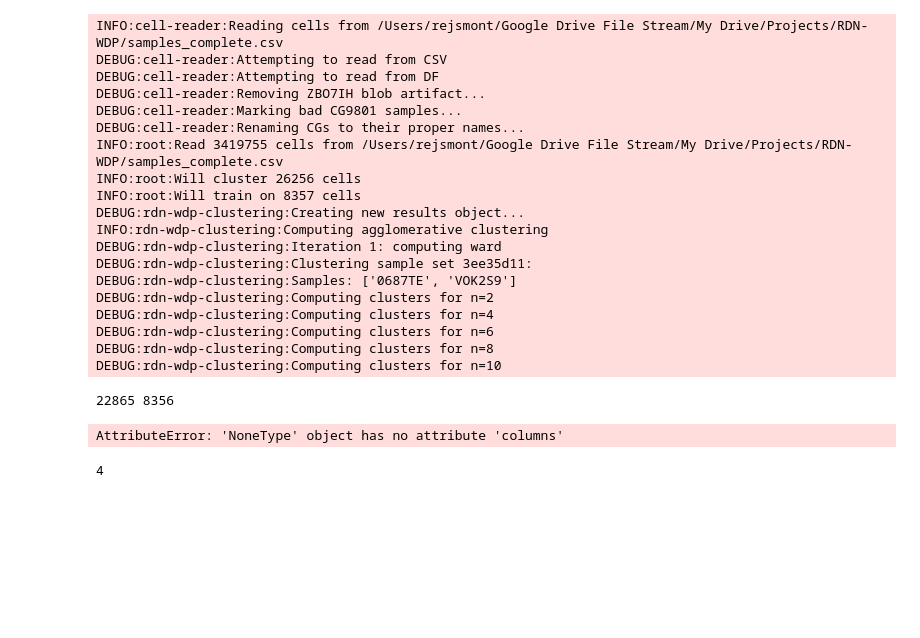
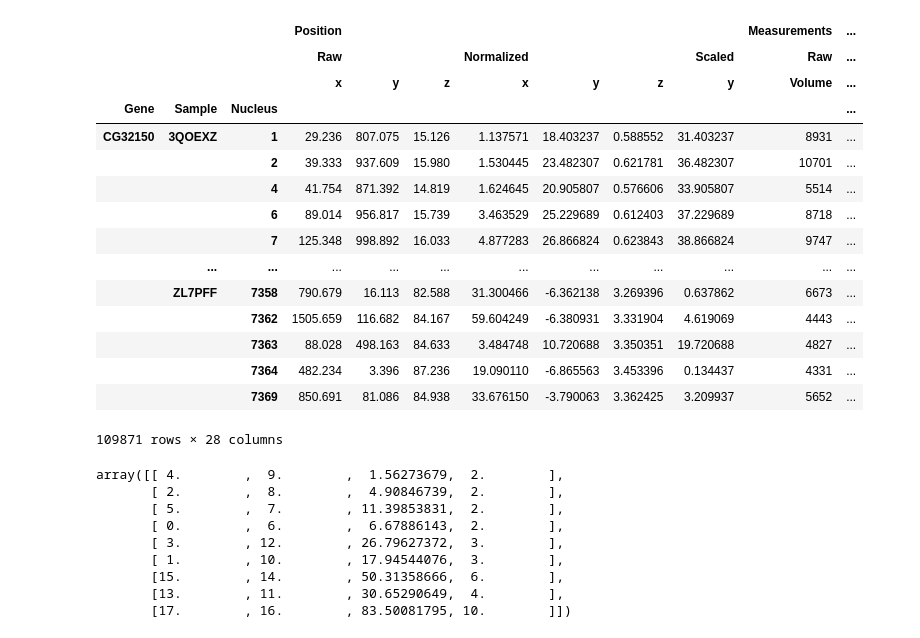
Before and after one commit to rejsmont/rdn-wdp-python, a Jupyter notebook: analysis/notebooks/Workflow testing.ipynb, the cells around one changed output. Saved outputs shown, nothing was run; the diff lists cells and outputs as text; code cells hidden in the pictures; blank space fills up the shorter version.

```diff
--- a/analysis/notebooks/Workflow testing.ipynb
+++ b/analysis/notebooks/Workflow testing.ipynb
@@ -43,29 +24,19 @@ class TestParameters:
-# %%
-from Command.cluster import run
-run(TestParameters())
-# %% [output]
-INFO:cell-reader:Reading cells from /Users/rejsmont/Google Drive File Stream/My Drive/Projects/RDN-WDP/samples_complete.csv
-DEBUG:cell-reader:Attempting to read from CSV
-DEBUG:cell-reader:Attempting to read from DF
-DEBUG:cell-reader:Removing ZBO7IH blob artifact...
-DEBUG:cell-reader:Marking bad CG9801 samples...
-DEBUG:cell-reader:Renaming CGs to their proper names...
-INFO:root:Read 3419755 cells from /Users/rejsmont/Google Drive File Stream/My Drive/Projects/RDN-WDP/samples_complete.csv
-INFO:root:Will cluster 26256 cells
-INFO:root:Will train on 8357 cells
-DEBUG:rdn-wdp-clustering:Creating new results object...
-INFO:rdn-wdp-clustering:Computing agglomerative clustering
-DEBUG:rdn-wdp-clustering:Iteration 1: computing ward
-DEBUG:rdn-wdp-clustering:Clustering sample set 3ee35d11:
-DEBUG:rdn-wdp-clustering:Samples: ['0687TE', 'VOK2S9']
-DEBUG:rdn-wdp-clustering:Computing clusters for n=2
-DEBUG:rdn-wdp-clustering:Computing clusters for n=4
-DEBUG:rdn-wdp-clustering:Computing clusters for n=6
-DEBUG:rdn-wdp-clustering:Computing clusters for n=8
-DEBUG:rdn-wdp-clustering:Computing clusters for n=10
-22865 8356
-AttributeError: 'NoneType' object has no attribute 'columns'
-# %%
-2+2
-# %% [output]
-4
+# %%
+cr.cells
+# %% [output]
+|  |  |  | Position |  |  |  |  |  |  | Measurements | ... |
+|  |  |  | Raw |  |  | Normalized |  |  | Scaled | Raw | ... |
+|  |  |  | x | y | z | x | y | z | y | Volume | ... |
+| Gene | Sample | Nucleus |  |  |  |  |  |  |  |  | ... |
+| CG32150 | 3QOEXZ | 1 | 29.236 | 807.075 | 15.126 | 1.137571 | 18.403237 | 0.588552 | 31.403237 | 8931 | ... |
+|  |  | 2 | 39.333 | 937.609 | 15.980 | 1.530445 | 23.482307 | 0.621781 | 36.482307 | 10701 | ... |
+|  |  | 4 | 41.754 | 871.392 | 14.819 | 1.624645 | 20.905807 | 0.576606 | 33.905807 | 5514 | ... |
+|  |  | 6 | 89.014 | 956.817 | 15.739 | 3.463529 | 25.229689 | 0.612403 | 37.229689 | 8718 | ... |
+|  |  | 7 | 125.348 | 998.892 | 16.033 | 4.877283 | 26.866824 | 0.623843 | 38.866824 | 9747 | ... |
+|  | ... | ... | ... | ... | ... | ... | ... | ... | ... | ... | ... |
+|  | ZL7PFF | 7358 | 790.679 | 16.113 | 82.588 | 31.300466 | -6.362138 | 3.269396 | 0.637862 | 6673 | ... |
+|  |  | 7362 | 1505.659 | 116.682 | 84.167 | 59.604249 | -6.380931 | 3.331904 | 4.619069 | 4443 | ... |
+|  |  | 7363 | 88.028 | 498.163 | 84.633 | 3.484748 | 10.720688 | 3.350351 | 19.720688 | 4827 | ... |
+|  |  | 7364 | 482.234 | 3.396 | 87.236 | 19.090110 | -6.865563 | 3.453396 | 0.134437 | 4331 | ... |
+|  |  | 7369 | 850.691 | 81.086 | 84.938 | 33.676150 | -3.790063 | 3.362425 | 3.209937 | 5652 | ... |
+109871 rows × 28 columns
@@ -71,0 +45,12 @@ AttributeError: 'NoneType' object has no attribute 'columns'
+# %%
+hf.linkage(hf.cells, hf.config.hc_features)
+# %% [output]
+array([[ 4.        ,  9.        ,  1.56273679,  2.        ],
+       [ 2.        ,  8.        ,  4.90846739,  2.        ],
+       [ 5.        ,  7.        , 11.39853831,  2.        ],
+       [ 0.        ,  6.        ,  6.67886143,  2.        ],
+       [ 3.        , 12.        , 26.79627372,  3.        ],
+       [ 1.        , 10.        , 17.94544076,  3.        ],
+       [15.        , 14.        , 50.31358666,  6.        ],
+       [13.        , 11.        , 30.65290649,  4.        ],
+       [17.        , 16.        , 83.50081795, 10.        ]])
```
Also changed, not shown: parts of 11 cells of this notebook, 6 other files.
